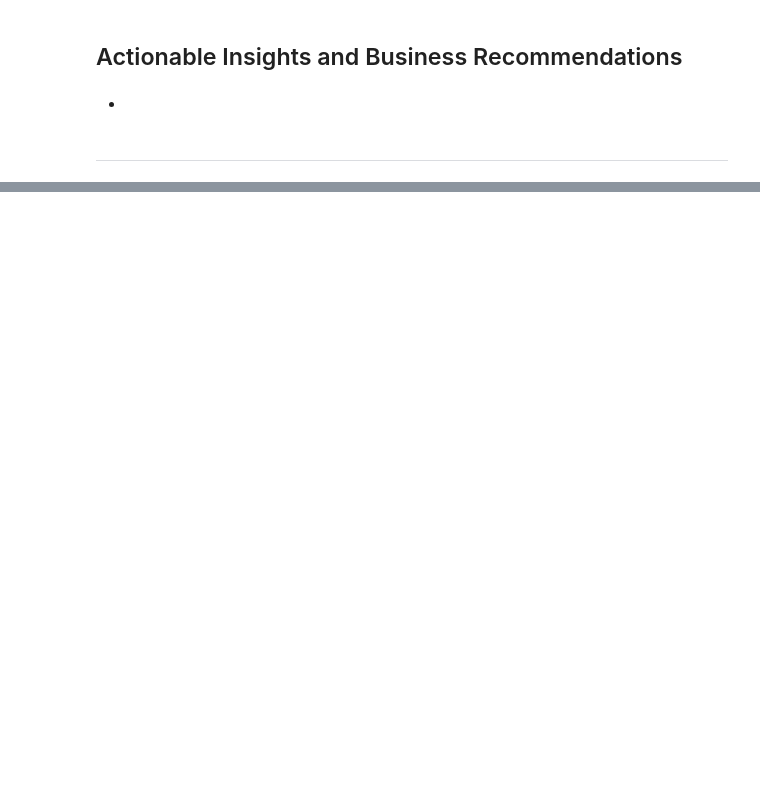
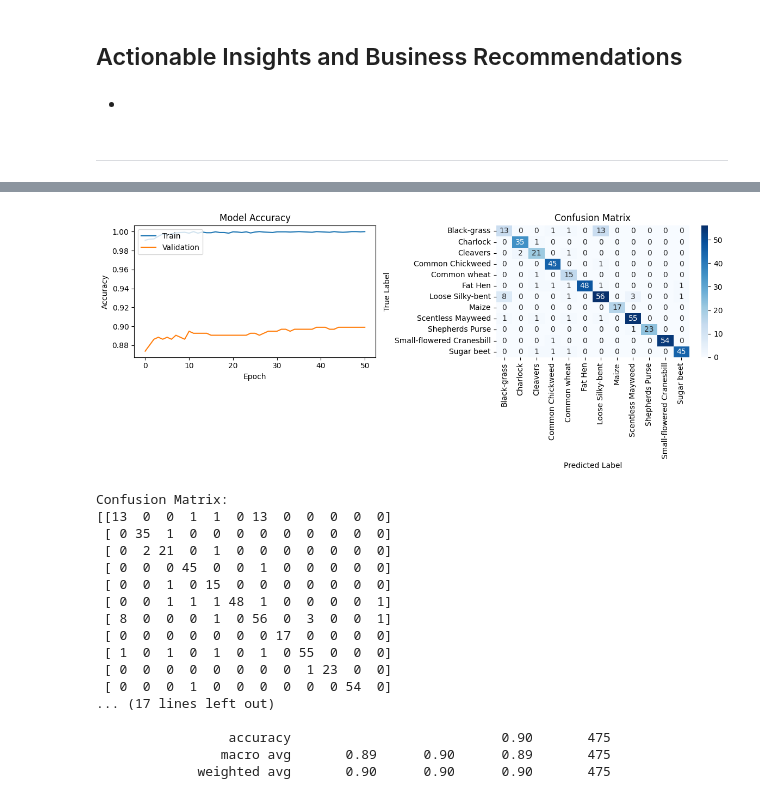
Before and after one commit to lweatherford99/AIML-Projects, a Jupyter notebook: High_Code_Plant_Seedling_ClassificationTF.ipynb, the cells around one changed output, grey strips where cells are left out. Drawn from its saved outputs; the diff is of its cells as text; code cells hidden in the pictures; blank space fills up the shorter version.

```diff
--- a/High_Code_Plant_Seedling_ClassificationTF.ipynb
+++ b/High_Code_Plant_Seedling_ClassificationTF.ipynb
@@ -632,0 +997,3 @@ _____
+# %%
+evaluate_model_performance(model4, history_fine, X_test_normalized, y_test_encoded, class_names)
+# %% [output]
@@ -632,0 +1003,18 @@ _____
+[figure, added]
+Confusion Matrix:
+[[13  0  0  1  1  0 13  0  0  0  0  0]
+ [ 0 35  1  0  0  0  0  0  0  0  0  0]
+ [ 0  2 21  0  1  0  0  0  0  0  0  0]
+ [ 0  0  0 45  0  0  1  0  0  0  0  0]
+ [ 0  0  1  0 15  0  0  0  0  0  0  0]
+ [ 0  0  1  1  1 48  1  0  0  0  0  1]
+ [ 8  0  0  0  1  0 56  0  3  0  0  1]
+ [ 0  0  0  0  0  0  0 17  0  0  0  0]
+ [ 1  0  1  0  1  0  1  0 55  0  0  0]
+ [ 0  0  0  0  0  0  0  0  1 23  0  0]
+ [ 0  0  0  1  0  0  0  0  0  0 54  0]
+... (17 lines left out)
+
+                 accuracy                           0.90       475
+                macro avg       0.89      0.90      0.89       475
+             weighted avg       0.90      0.90      0.90       475
```
Also changed, not shown: parts of 19 cells of this notebook.
